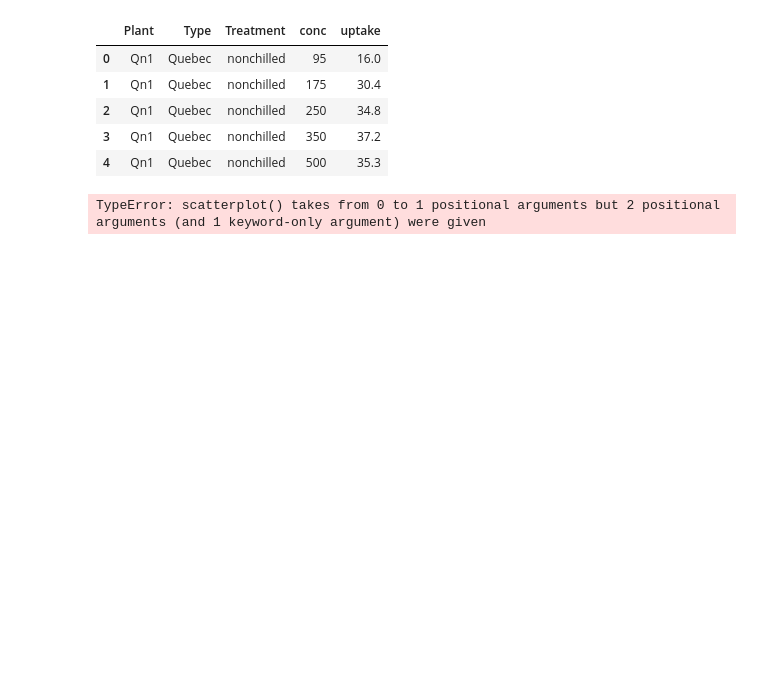
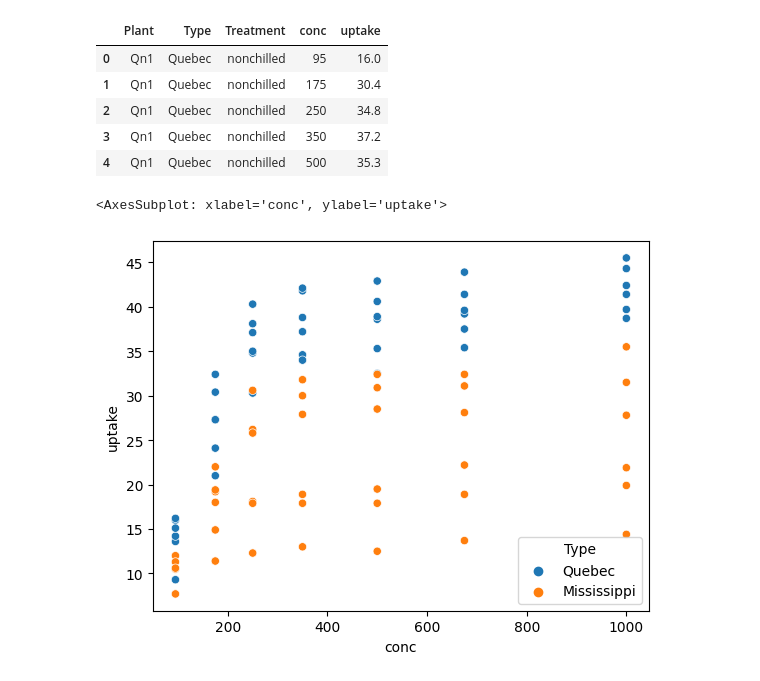
Before and after one commit to guipaleari/udemy_estudo_python, a Jupyter notebook: 03.Graficos/20.dispersão com seaborn.ipynb, the cells around one changed output. Cells and saved outputs as stored; diff of their text form; code cells hidden in the pictures; blank space fills up the shorter version.

```diff
--- a/03.Graficos/20.dispersão com seaborn.ipynb
+++ b/03.Graficos/20.dispersão com seaborn.ipynb
@@ -13,6 +13,8 @@ base.head()
 | 3 | Qn1 | Quebec | nonchilled | 350 | 37.2 |
 | 4 | Qn1 | Quebec | nonchilled | 500 | 35.3 |
 # %%
-sns.scatterplot(base.conc, base.uptake, hue = base.Type)
+# Gráfico de dispersão utilizando os atributos conc e uptake, agrupamento pelo type
+sns.scatterplot(x=base.conc, y=base.uptake, hue=base.Type)
 # %% [output]
-TypeError: scatterplot() takes from 0 to 1 positional arguments but 2 positional arguments (and 1 keyword-only argument) were given
+<AxesSubplot: xlabel='conc', ylabel='uptake'>
+[figure, added]
```
Also changed, not shown: parts of 7 cells of this notebook.
